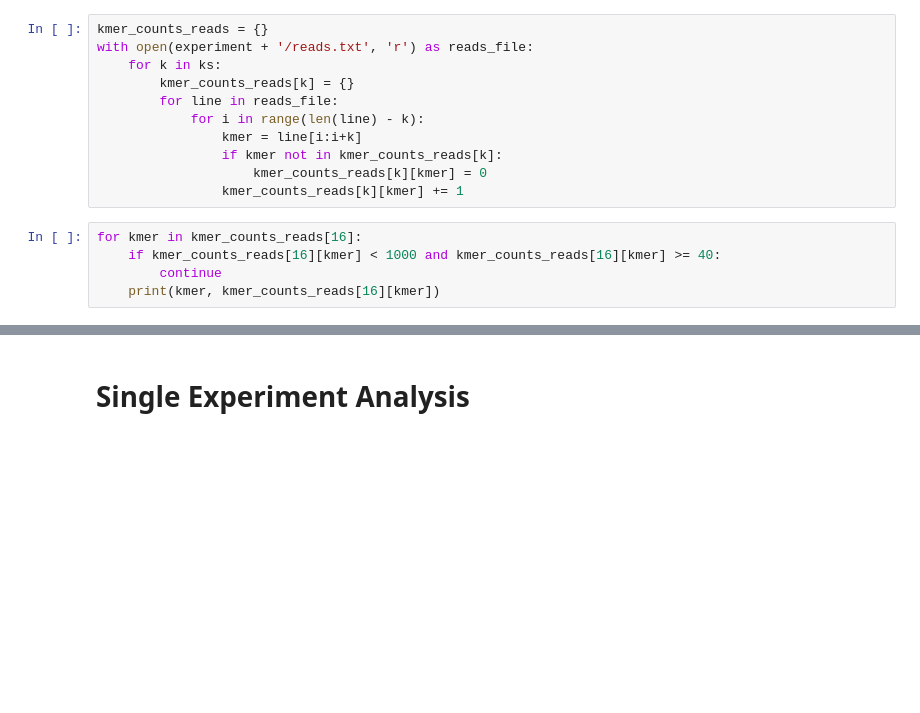
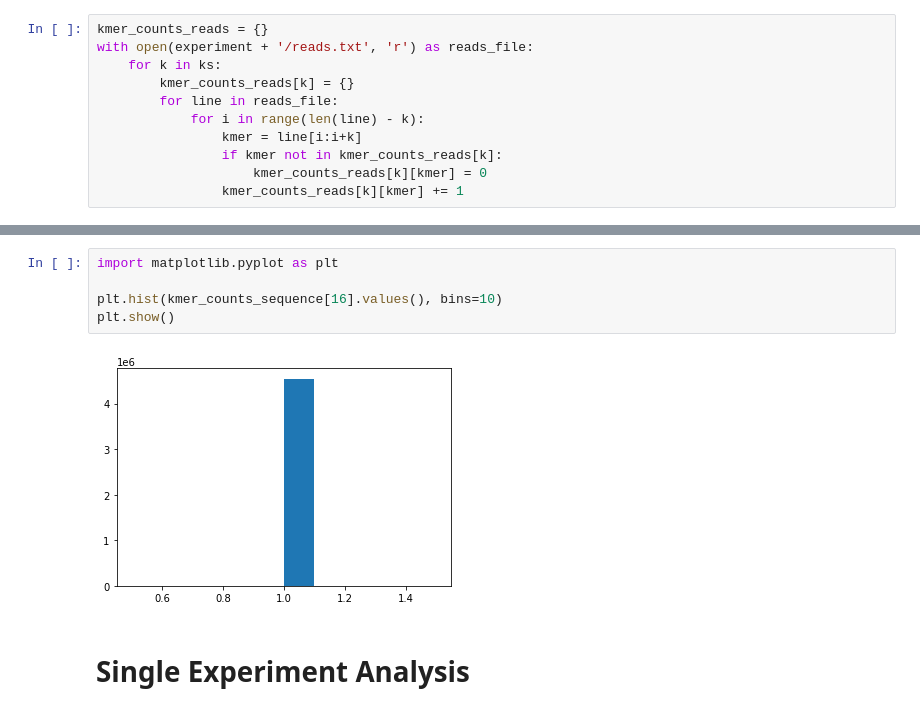
Before and after one commit to AugustoQueiroz/TCC-asq, a Jupyter notebook: results/analysis.ipynb, the cells around one changed output, grey strips where cells are left out. Cells and saved outputs as stored; diff of their text form; blank space fills up the shorter version.

```diff
--- a/results/analysis.ipynb
+++ b/results/analysis.ipynb
@@ -18,8 +18,3 @@ with open(experiment + '/reads.txt', 'r') as reads_file:
                 if kmer not in kmer_counts_reads[k]:
                     kmer_counts_reads[k][kmer] = 0
                 kmer_counts_reads[k][kmer] += 1
-# %%
-for kmer in kmer_counts_reads[16]:
-    if kmer_counts_reads[16][kmer] < 1000 and kmer_counts_reads[16][kmer] >= 40:
-        continue
-    print(kmer, kmer_counts_reads[16][kmer])
@@ -51,3 +49,10 @@ plt.show()
+# %%
+import matplotlib.pyplot as plt
+
+plt.hist(kmer_counts_sequence[16].values(), bins=10)
+plt.show()
+# %% [output]
+[figure, added]
 # %% [markdown]
 # Single Experiment Analysis
 # %% [markdown]
```
Also changed, not shown: parts of 7 cells of this notebook.
